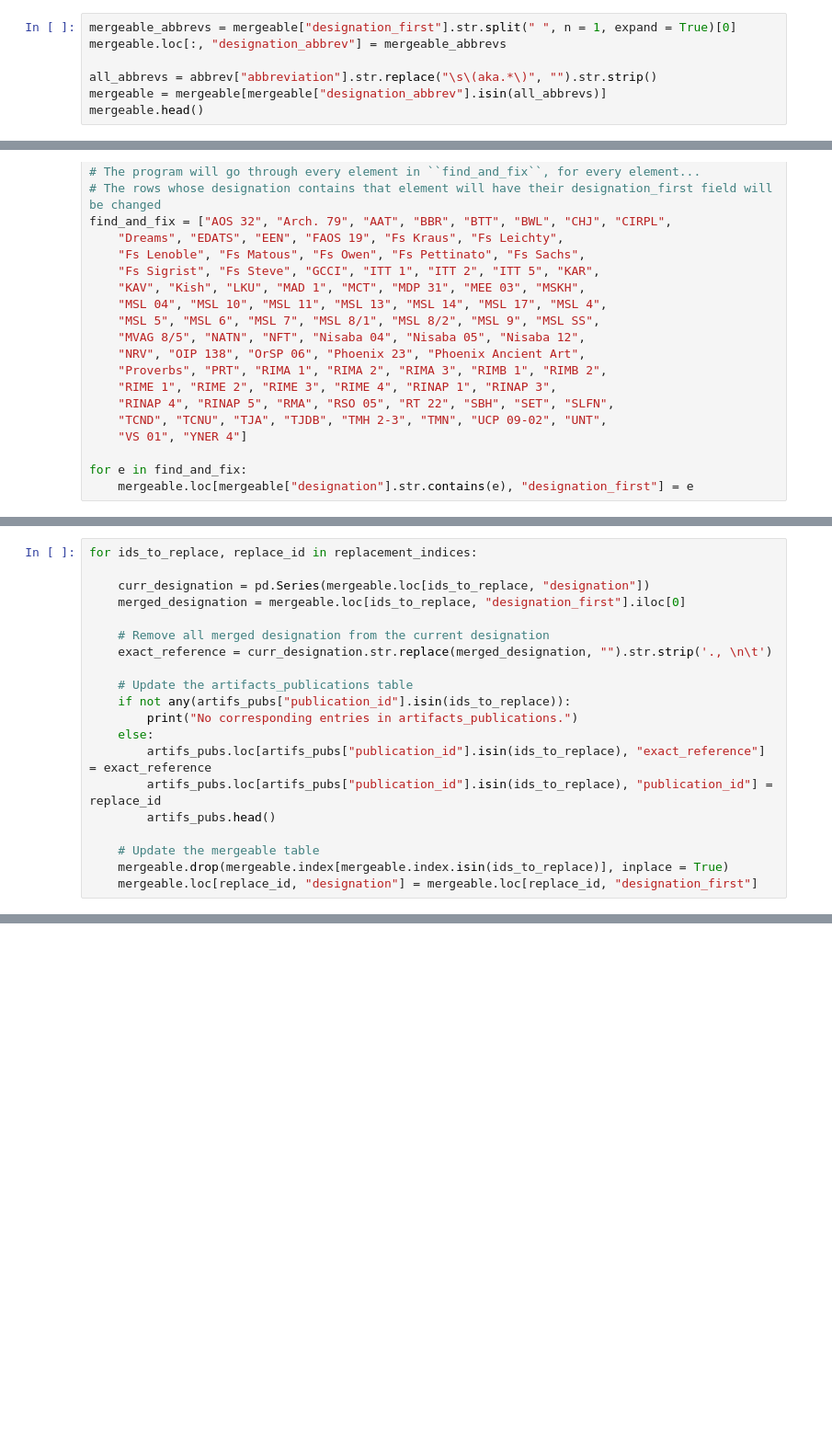
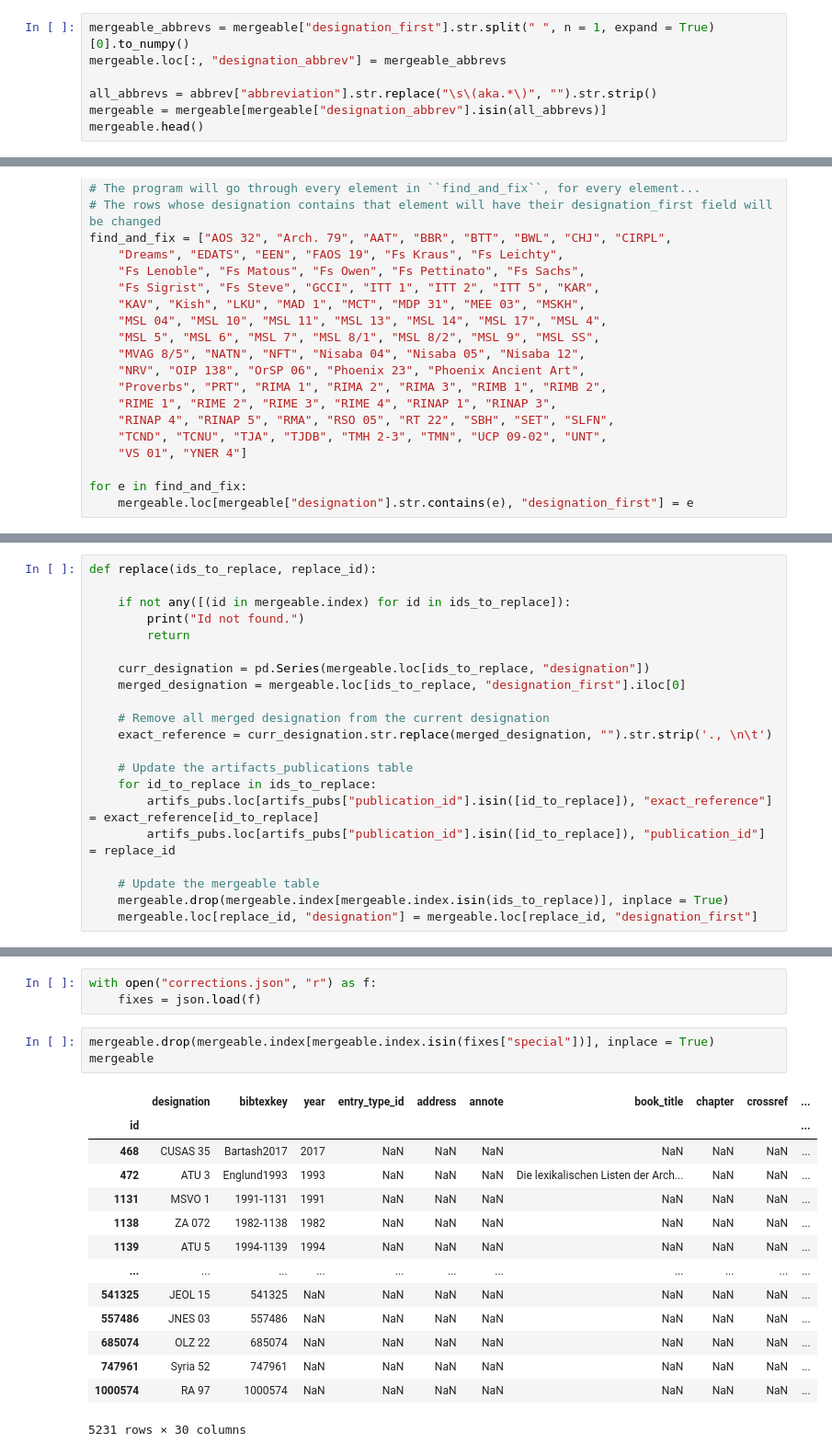
Before and after one commit to CircleCly/gsoc-su22-eda, a Jupyter notebook: merge_publications.ipynb, the cells around one changed output, grey strips where cells are left out. Shown: that part at 92% size. Cells and saved outputs as stored; diff of their text form; blank space fills up the shorter version.

```diff
--- a/merge_publications.ipynb
+++ b/merge_publications.ipynb
@@ -30,7 +31,7 @@ Then we check if these names exist in the abbreviations table
 
 Hopefully this can isolate some publications which may be merged.
 # %%
-mergeable_abbrevs = mergeable["designation_first"].str.split(" ", n = 1, expand = True)[0]
+mergeable_abbrevs = mergeable["designation_first"].str.split(" ", n = 1, expand = True)[0].to_numpy()
 mergeable.loc[:, "designation_abbrev"] = mergeable_abbrevs
 
 all_abbrevs = abbrev["abbreviation"].str.replace("\s\(aka.*\)", "").str.strip()
@@ -154,7 +153,11 @@ for abbrev_name in mergeable["designation_first"].unique():
     # Append the indices to replace to the correct places
     replacement_indices.append([ids_to_replace, replace_id])
 # %%
-for ids_to_replace, replace_id in replacement_indices:
+def replace(ids_to_replace, replace_id):
+
+    if not any([(id in mergeable.index) for id in ids_to_replace]):
+        print("Id not found.")
+        return
 
     curr_designation = pd.Series(mergeable.loc[ids_to_replace, "designation"])
     merged_designation = mergeable.loc[ids_to_replace, "designation_first"].iloc[0]
@@ -163,12 +166,9 @@ for ids_to_replace, replace_id in replacement_indices:
     exact_reference = curr_designation.str.replace(merged_designation, "").str.strip('., \n\t')
 
     # Update the artifacts_publications table
-    if not any(artifs_pubs["publication_id"].isin(ids_to_replace)):
-        print("No corresponding entries in artifacts_publications.")
-    else:
-        artifs_pubs.loc[artifs_pubs["publication_id"].isin(ids_to_replace), "exact_reference"] = exact_reference
-        artifs_pubs.loc[artifs_pubs["publication_id"].isin(ids_to_replace), "publication_id"] = replace_id
-        artifs_pubs.head()
+    for id_to_replace in ids_to_replace:
+        artifs_pubs.loc[artifs_pubs["publication_id"].isin([id_to_replace]), "exact_reference"] = exact_reference[id_to_replace]
+        artifs_pubs.loc[artifs_pubs["publication_id"].isin([id_to_replace]), "publication_id"] = replace_id
 
     # Update the mergeable table
     mergeable.drop(mergeable.index[mergeable.index.isin(ids_to_replace)], inplace = True)
@@ -175,0 +182,21 @@ for ids_to_replace, replace_id in replacement_indices:
+# %%
+with open("corrections.json", "r") as f:
+    fixes = json.load(f)
+# %%
+mergeable.drop(mergeable.index[mergeable.index.isin(fixes["special"])], inplace = True)
+mergeable
+# %% [output]
+|  | designation | bibtexkey | year | entry_type_id | address | annote | book_title | chapter | crossref | ... |
+| id |  |  |  |  |  |  |  |  |  | ... |
+| 468 | CUSAS 35 | Bartash2017 | 2017 | NaN | NaN | NaN | NaN | NaN | NaN | ... |
+| 472 | ATU 3 | Englund1993 | 1993 | NaN | NaN | NaN | Die lexikalischen Listen der Arch... | NaN | NaN | ... |
+| 1131 | MSVO 1 | 1991-1131 | 1991 | NaN | NaN | NaN | NaN | NaN | NaN | ... |
+| 1138 | ZA 072 | 1982-1138 | 1982 | NaN | NaN | NaN | NaN | NaN | NaN | ... |
+| 1139 | ATU 5 | 1994-1139 | 1994 | NaN | NaN | NaN | NaN | NaN | NaN | ... |
+| ... | ... | ... | ... | ... | ... | ... | ... | ... | ... | ... |
+| 541325 | JEOL 15 | 541325 | NaN | NaN | NaN | NaN | NaN | NaN | NaN | ... |
+| 557486 | JNES 03 | 557486 | NaN | NaN | NaN | NaN | NaN | NaN | NaN | ... |
+| 685074 | OLZ 22 | 685074 | NaN | NaN | NaN | NaN | NaN | NaN | NaN | ... |
+| 747961 | Syria 52 | 747961 | NaN | NaN | NaN | NaN | NaN | NaN | NaN | ... |
+| 1000574 | RA 97 | 1000574 | NaN | NaN | NaN | NaN | NaN | NaN | NaN | ... |
+5231 rows × 30 columns
```
Also changed, not shown: parts of 13 cells of this notebook, 3 other files.
